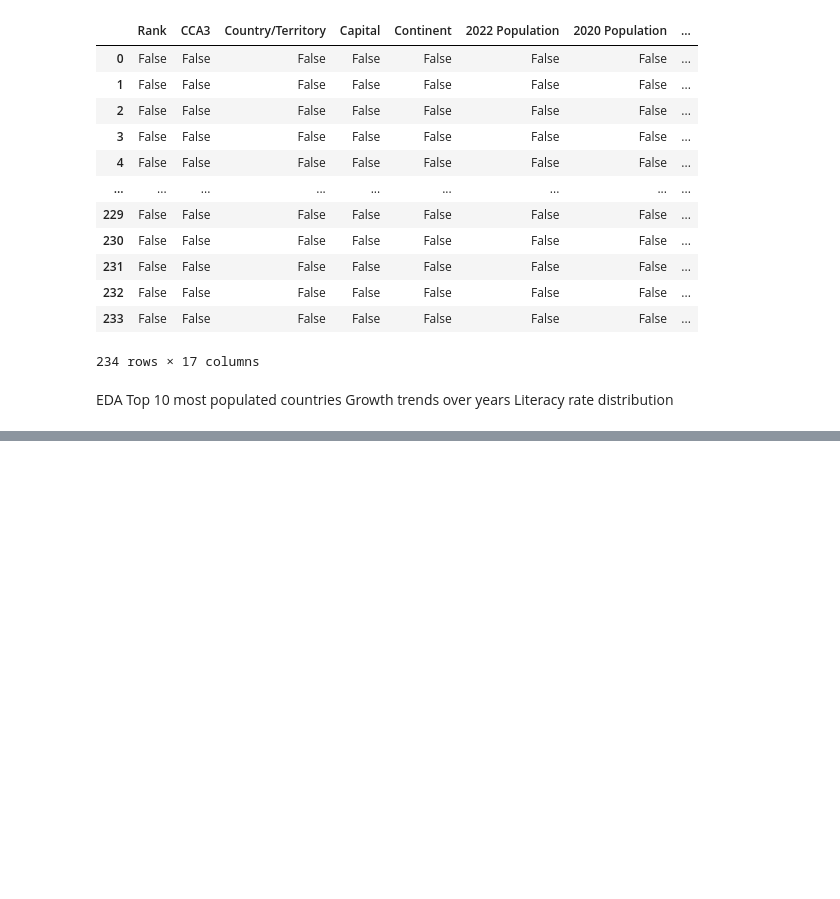
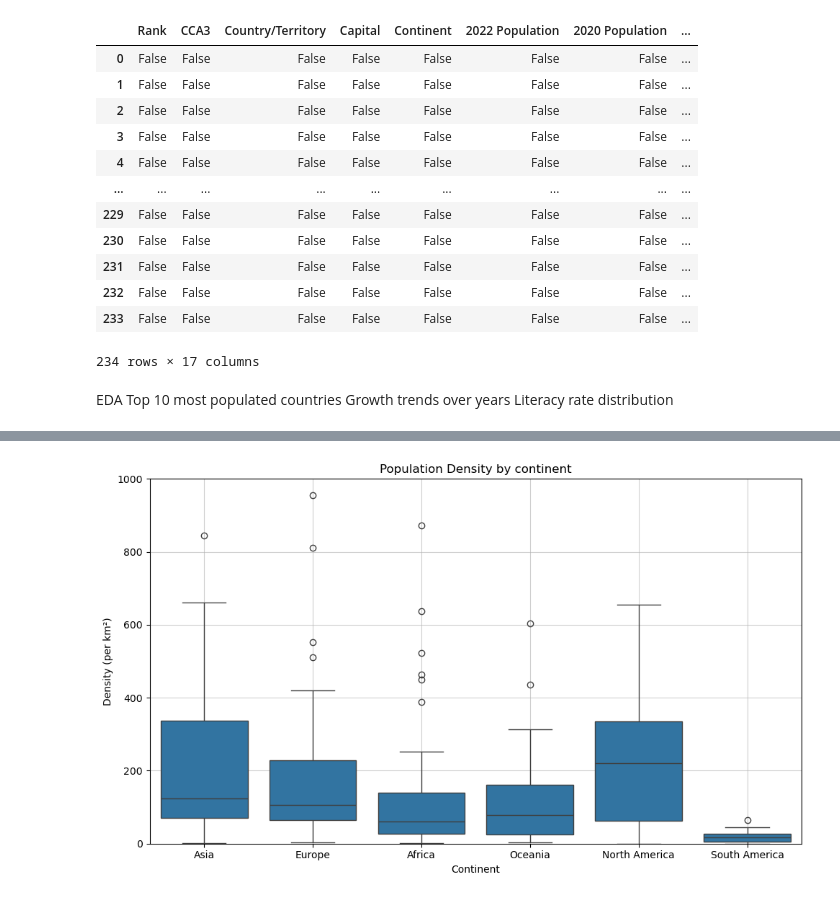
Before and after one commit to jyotiprakash20/DS_Projects, a Jupyter notebook: World_population/population.ipynb, the cells around one changed output, grey strips where cells are left out. Drawn from its saved outputs; the diff is of its cells as text; code cells hidden in the pictures; blank space fills up the shorter version.

```diff
--- a/World_population/population.ipynb
+++ b/World_population/population.ipynb
@@ -67,0 +91,11 @@ plt.show()
+# %%
+#Population Density by Continent
+plt.figure(figsize=(10,6))
+sns.boxplot(x='Continent', y='Density (per km²)', data= df )
+plt.title('Population Density by continent')
+plt.ylim(0, 1000)
+plt.grid(True, alpha=0.6)
+plt.tight_layout()
+plt.show()
+# %% [output]
+[figure, added]
```
Also changed, not shown: parts of 5 cells of this notebook.
